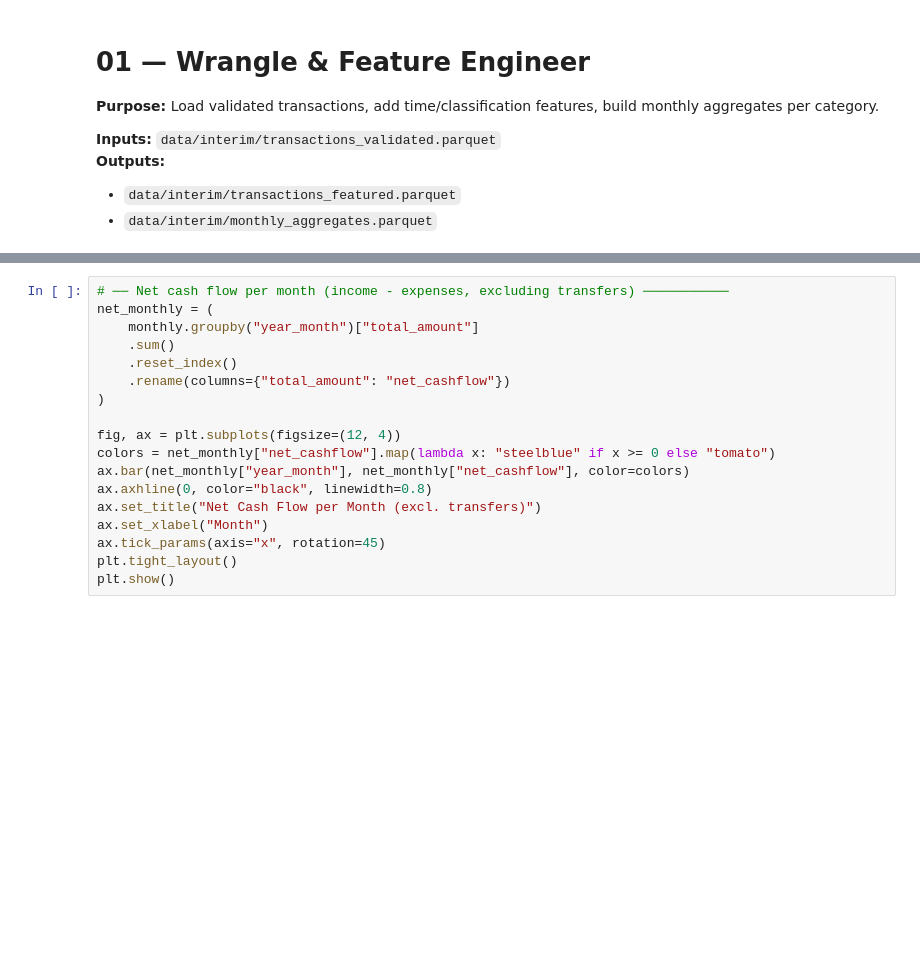
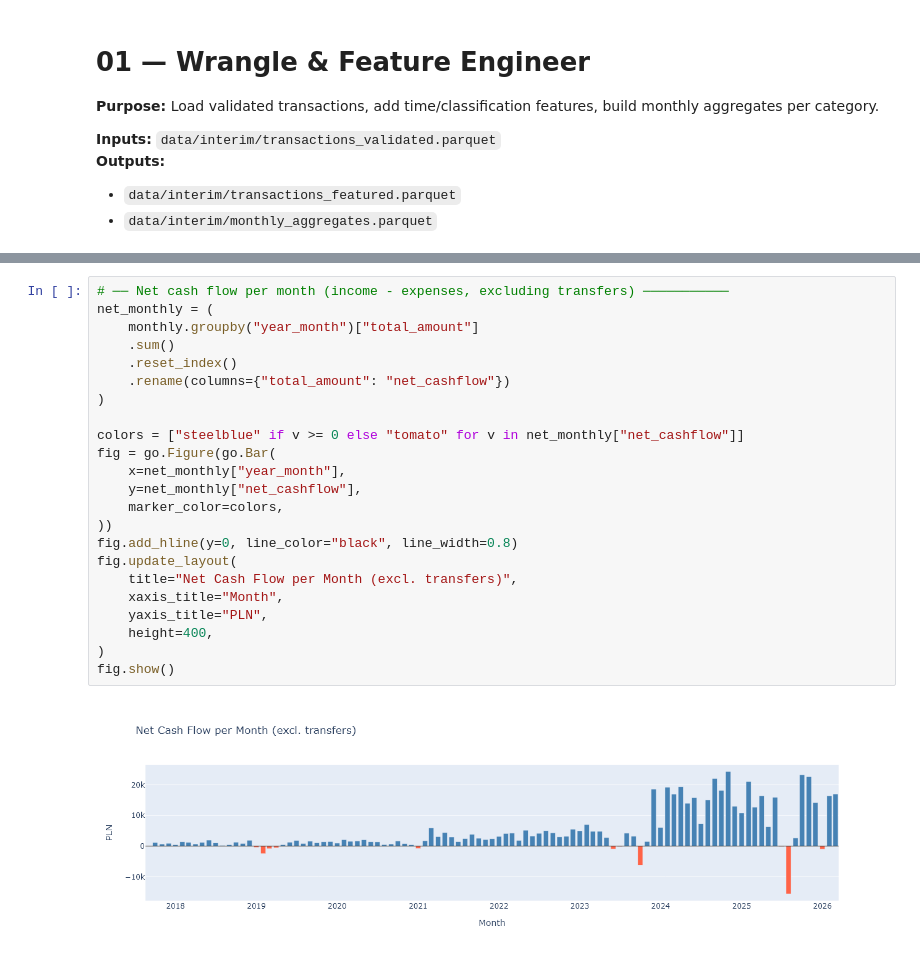
Before and after one commit to Chimney343/MMEXtend, a Jupyter notebook: notebooks/01_wrangle.ipynb, the cells around one changed output, grey strips where cells are left out. Saved outputs shown, nothing was run; the diff lists cells and outputs as text; blank space fills up the shorter version.

```diff
--- a/notebooks/01_wrangle.ipynb
+++ b/notebooks/01_wrangle.ipynb
@@ -54,18 +123,25 @@ display(top_cats.rename("absolute_spend").to_frame())
 # %%
 # ── Net cash flow per month (income - expenses, excluding transfers) ───────────
 net_monthly = (
     monthly.groupby("year_month")["total_amount"]
     .sum()
     .reset_index()
     .rename(columns={"total_amount": "net_cashflow"})
 )
 
-fig, ax = plt.subplots(figsize=(12, 4))
-colors = net_monthly["net_cashflow"].map(lambda x: "steelblue" if x >= 0 else "tomato")
-ax.bar(net_monthly["year_month"], net_monthly["net_cashflow"], color=colors)
-ax.axhline(0, color="black", linewidth=0.8)
-ax.set_title("Net Cash Flow per Month (excl. transfers)")
-ax.set_xlabel("Month")
-ax.tick_params(axis="x", rotation=45)
-plt.tight_layout()
-plt.show()
+colors = ["steelblue" if v >= 0 else "tomato" for v in net_monthly["net_cashflow"]]
+fig = go.Figure(go.Bar(
+    x=net_monthly["year_month"],
+    y=net_monthly["net_cashflow"],
+    marker_color=colors,
+))
+fig.add_hline(y=0, line_color="black", line_width=0.8)
+fig.update_layout(
+    title="Net Cash Flow per Month (excl. transfers)",
+    xaxis_title="Month",
+    yaxis_title="PLN",
+    height=400,
+)
+fig.show()
+# %% [output]
+[figure, added]
```
Also changed, not shown: parts of 11 cells of this notebook, 3 other files.
